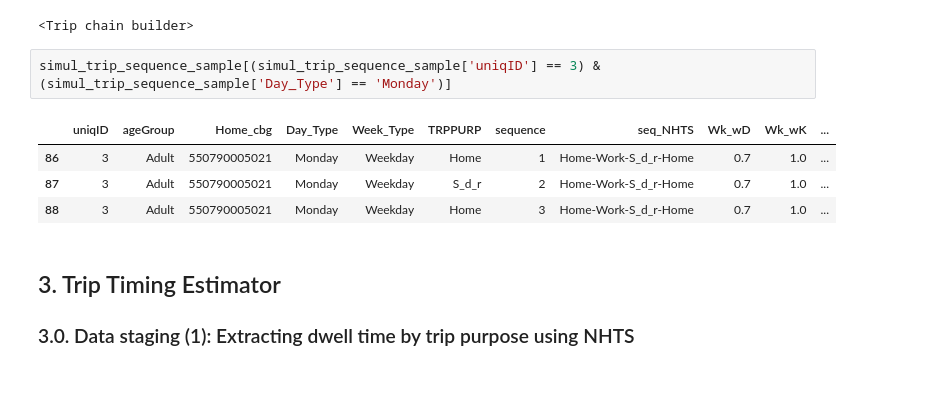
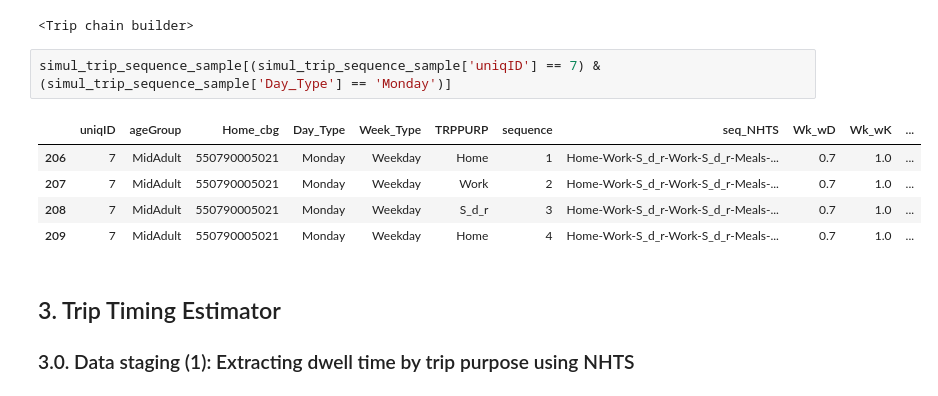
Before and after one commit to MG-Choi/ABTS, a Jupyter notebook: ABTS/ABTS.ipynb, the cells around one changed output. Saved outputs shown, nothing was run; the diff lists cells and outputs as text.

```diff
--- a/ABTS/ABTS.ipynb
+++ b/ABTS/ABTS.ipynb
@@ -3525,12 +3535,13 @@ simul_trip_sequence_sample = makeTripSequence(eachTrip_simul_total_sample, trip_
 # %% [output]
 <Trip chain builder>
 # %%
-simul_trip_sequence_sample[(simul_trip_sequence_sample['uniqID'] == 3) & (simul_trip_sequence_sample['Day_Type'] == 'Monday')]
+simul_trip_sequence_sample[(simul_trip_sequence_sample['uniqID'] == 7) & (simul_trip_sequence_sample['Day_Type'] == 'Monday')]
 # %% [output]
 |  | uniqID | ageGroup | Home_cbg | Day_Type | Week_Type | TRPPURP | sequence | seq_NHTS | Wk_wD | Wk_wK | ... |
-| 86 | 3 | Adult | 550790005021 | Monday | Weekday | Home | 1 | Home-Work-S_d_r-Home | 0.7 | 1.0 | ... |
-| 87 | 3 | Adult | 550790005021 | Monday | Weekday | S_d_r | 2 | Home-Work-S_d_r-Home | 0.7 | 1.0 | ... |
-| 88 | 3 | Adult | 550790005021 | Monday | Weekday | Home | 3 | Home-Work-S_d_r-Home | 0.7 | 1.0 | ... |
+| 206 | 7 | MidAdult | 550790005021 | Monday | Weekday | Home | 1 | Home-Work-S_d_r-Work-S_d_r-Meals-... | 0.7 | 1.0 | ... |
+| 207 | 7 | MidAdult | 550790005021 | Monday | Weekday | Work | 2 | Home-Work-S_d_r-Work-S_d_r-Meals-... | 0.7 | 1.0 | ... |
+| 208 | 7 | MidAdult | 550790005021 | Monday | Weekday | S_d_r | 3 | Home-Work-S_d_r-Work-S_d_r-Meals-... | 0.7 | 1.0 | ... |
+| 209 | 7 | MidAdult | 550790005021 | Monday | Weekday | Home | 4 | Home-Work-S_d_r-Work-S_d_r-Meals-... | 0.7 | 1.0 | ... |
 # %% [markdown]
 ## 3. Trip Timing Estimator
 ### 3.0. Data staging (1): Extracting dwell time by trip purpose using NHTS
```
Also changed, not shown: parts of 1 cell of this notebook, 1 other file.
